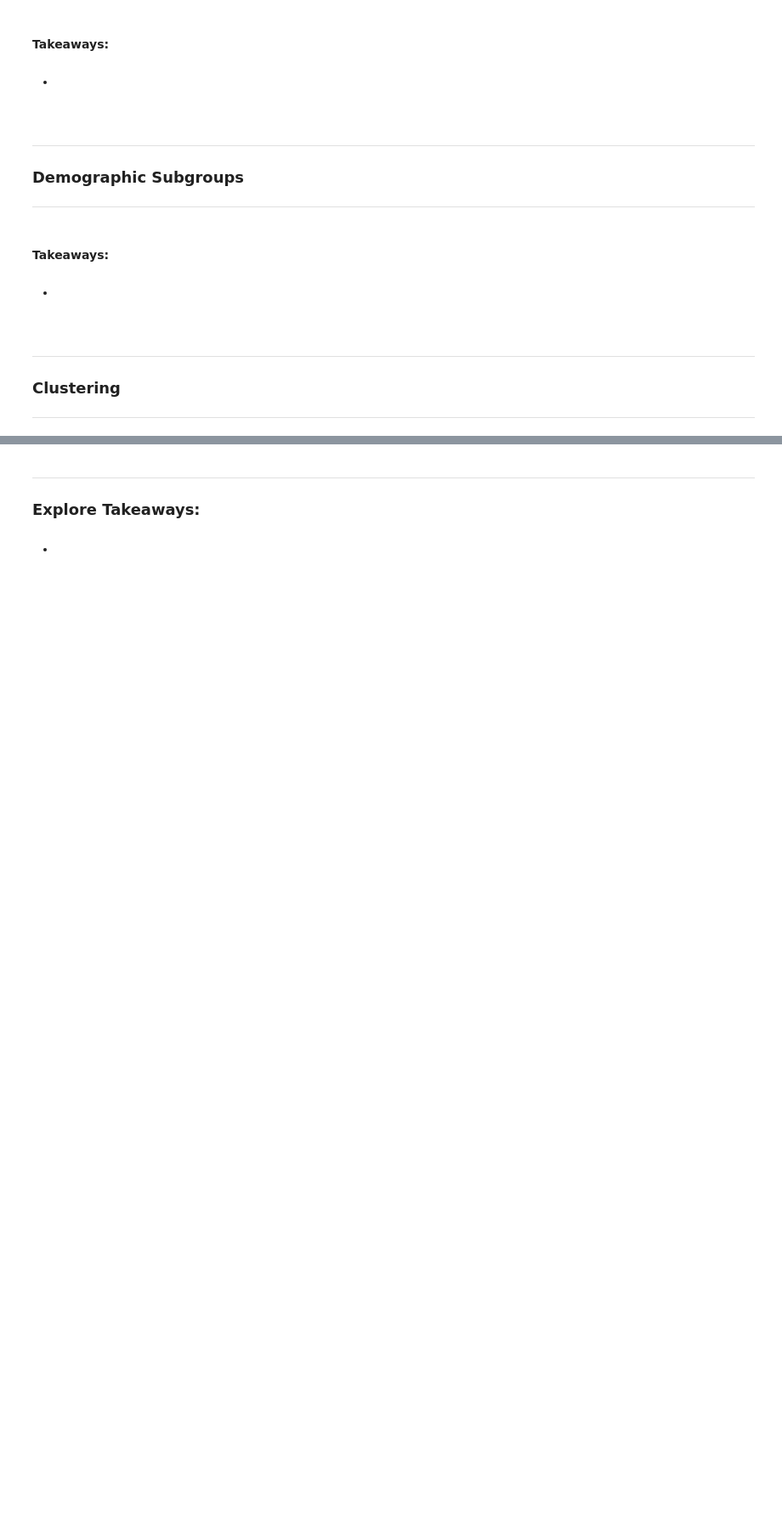
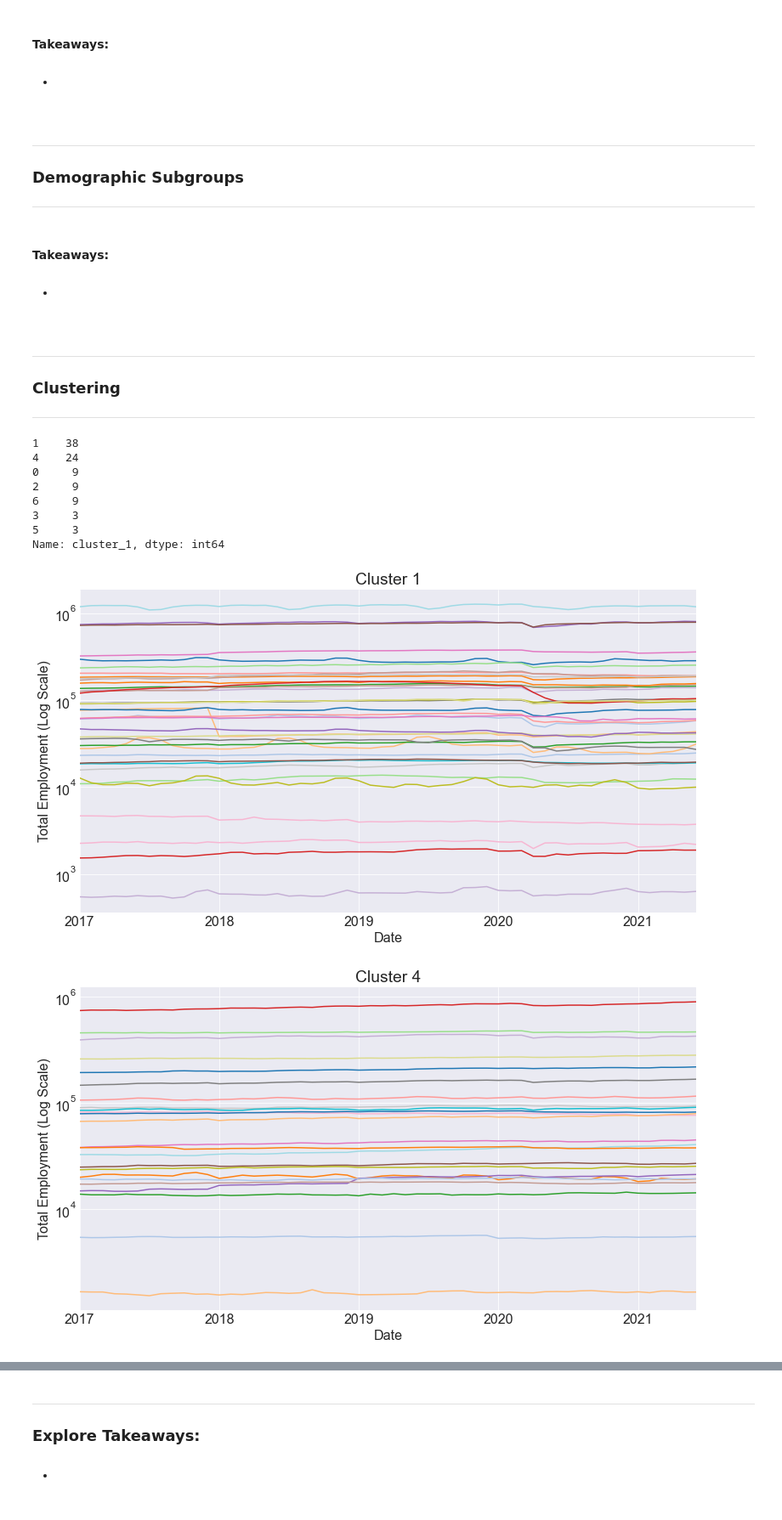
Before and after one commit to capstone-job-market-analysis/job-market-analysis, a Jupyter notebook: final_notebook.ipynb, the cells around one changed output, grey strips where cells are left out. Shown at 85% size. Saved outputs shown, nothing was run; the diff lists cells and outputs as text; code cells hidden in the pictures; blank space fills up the shorter version.

Commit message:
added clustering section

```diff
--- a/final_notebook.ipynb
+++ b/final_notebook.ipynb
@@ -115,3 +103,25 @@ sns.set_palette('tab20')
 ---
 ### Clustering
 ---
+# %%
+# acquire and prep data
+df = w.get_tx_data()
+# subset data into a dictionary of dfs
+industry_df_dict, ind_list = w.create_df_dict(df)
+# charaterize series of data for each industry to make time series data into continuous data we can cluster on
+char_df = e.create_char_df(industry_df_dict, ind_list)
+# scale these characterizations for clustering
+scaled_char_df = e.scale(char_df, MinMaxScaler())
+# cluster and plot results
+kmeans1, char_df = e.cluster_and_plot_no_legend(scaled_char_df, char_df, df)
+# %% [output]
+1    38
+4    24
+0     9
+2     9
+6     9
+3     3
+5     3
+Name: cluster_1, dtype: int64
+[figure, added]
+[figure, added]
```
Also changed, not shown: parts of 11 cells of this notebook.
